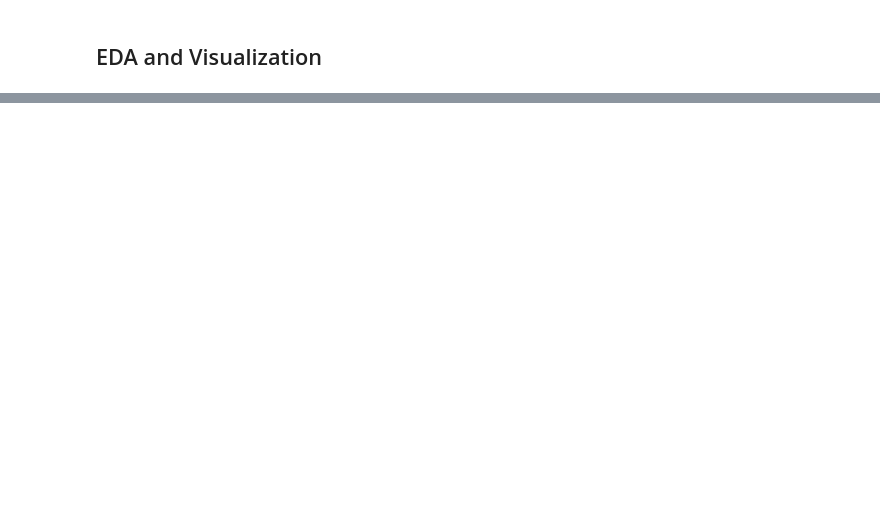
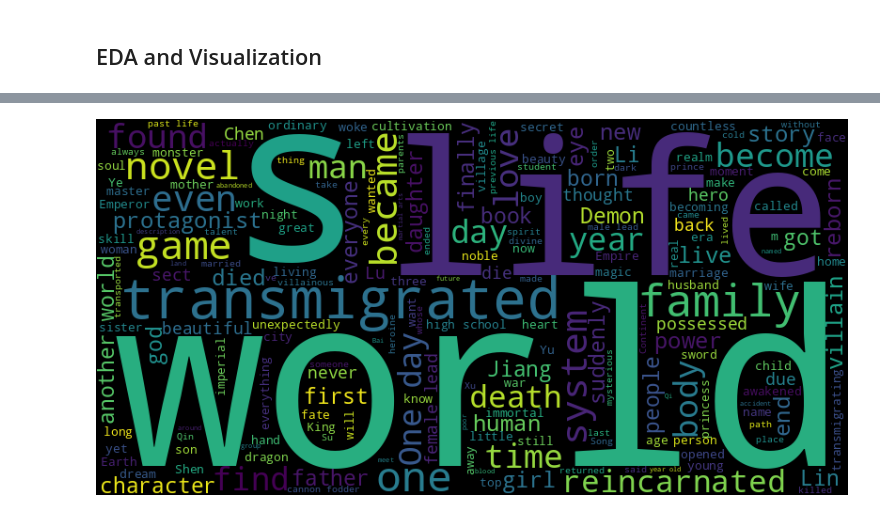
Before and after one commit to xevansz/nuscrapper, a Jupyter notebook: eda.ipynb, the cells around one changed output, grey strips where cells are left out. Saved outputs shown, nothing was run; the diff lists cells and outputs as text; code cells hidden in the pictures; blank space fills up the shorter version.

```diff
--- a/eda.ipynb
+++ b/eda.ipynb
@@ -86,0 +117,6 @@ plt.show()
+# %%
+# wordcloud of descriptions for fun!!!!!!!!!!!!!!!!!!!!!!!!!!!!!!!!!!!!!!!!!!!!
+text = ' '.join(data["Description"].dropna().tolist())
+WordCloud(width=800, height=400).generate(text).to_image()
+# %% [output]
+[figure, added]
```
Also changed, not shown: parts of 9 cells of this notebook.
